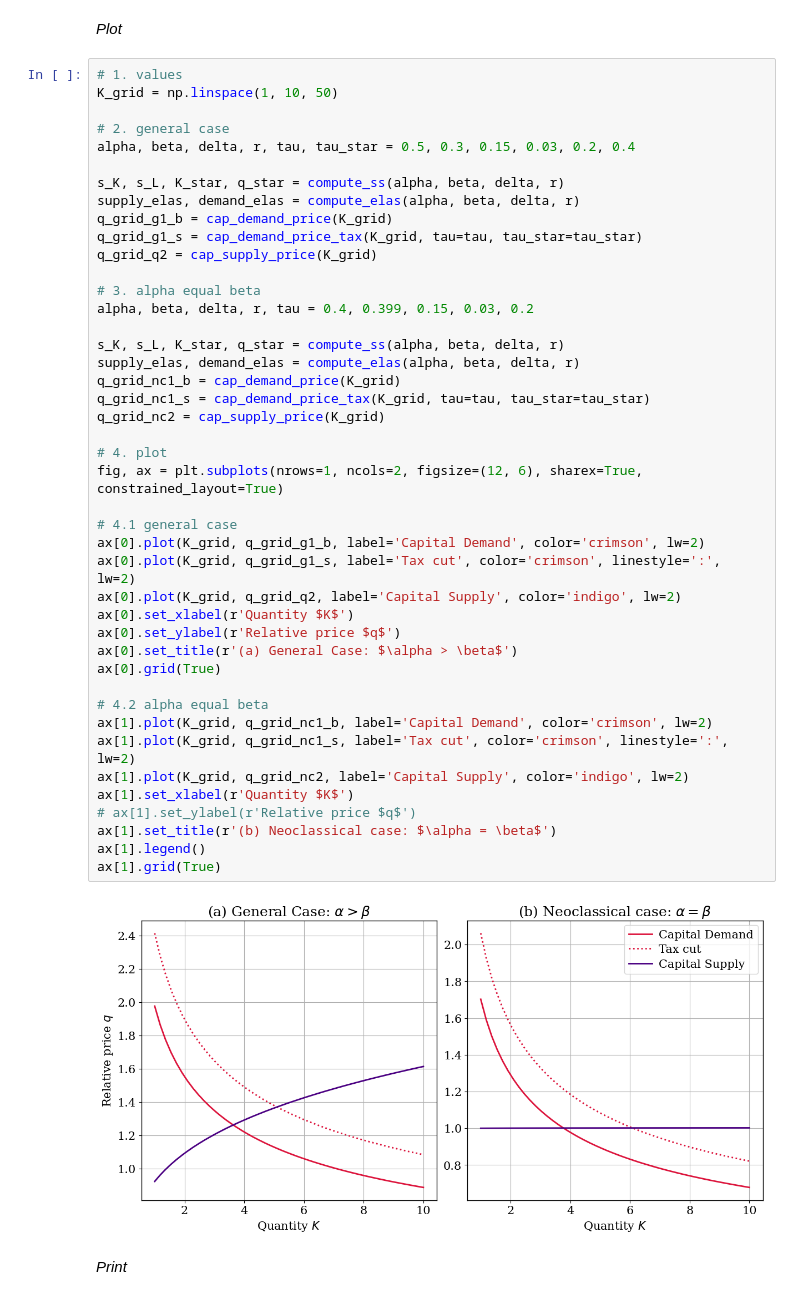
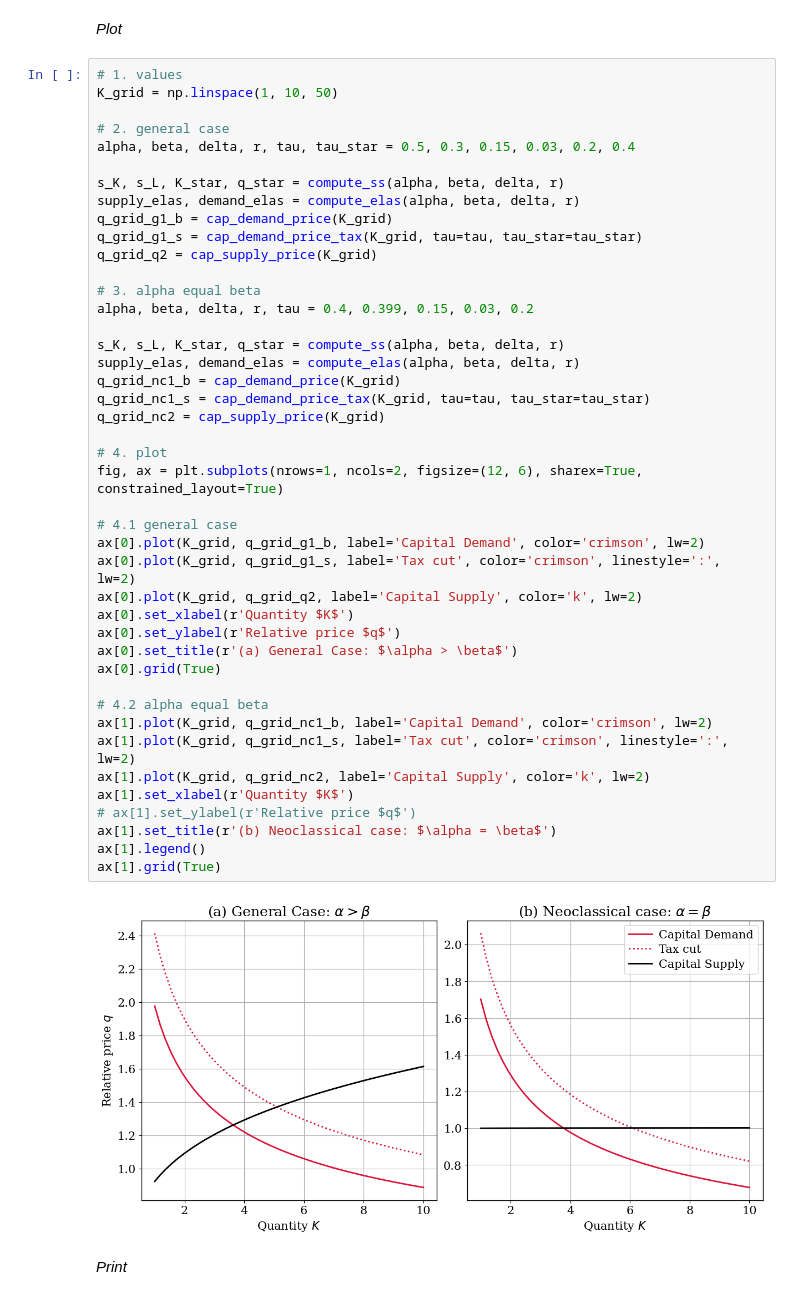
Before and after one commit to cfn368/ba_capinc, a Jupyter notebook: 1_LR_eq_elasticity.ipynb, the cells around one changed output. Drawn from its saved outputs; the diff is of its cells as text.

```diff
--- a/1_LR_eq_elasticity.ipynb
+++ b/1_LR_eq_elasticity.ipynb
@@ -82,36 +82,36 @@ q_grid_q2 = cap_supply_price(K_grid)
 
 # 3. alpha equal beta
 alpha, beta, delta, r, tau = 0.4, 0.399, 0.15, 0.03, 0.2
 
 s_K, s_L, K_star, q_star = compute_ss(alpha, beta, delta, r)
 supply_elas, demand_elas = compute_elas(alpha, beta, delta, r)
 q_grid_nc1_b = cap_demand_price(K_grid)
 q_grid_nc1_s = cap_demand_price_tax(K_grid, tau=tau, tau_star=tau_star)
 q_grid_nc2 = cap_supply_price(K_grid)
 
 # 4. plot
 fig, ax = plt.subplots(nrows=1, ncols=2, figsize=(12, 6), sharex=True, constrained_layout=True)
 
 # 4.1 general case
 ax[0].plot(K_grid, q_grid_g1_b, label='Capital Demand', color='crimson', lw=2)
 ax[0].plot(K_grid, q_grid_g1_s, label='Tax cut', color='crimson', linestyle=':', lw=2)
-ax[0].plot(K_grid, q_grid_q2, label='Capital Supply', color='indigo', lw=2)
+ax[0].plot(K_grid, q_grid_q2, label='Capital Supply', color='k', lw=2)
 ax[0].set_xlabel(r'Quantity $K$')
 ax[0].set_ylabel(r'Relative price $q$')
 ax[0].set_title(r'(a) General Case: $\alpha > \beta$')
 ax[0].grid(True)
 
 # 4.2 alpha equal beta
 ax[1].plot(K_grid, q_grid_nc1_b, label='Capital Demand', color='crimson', lw=2)
 ax[1].plot(K_grid, q_grid_nc1_s, label='Tax cut', color='crimson', linestyle=':', lw=2)
-ax[1].plot(K_grid, q_grid_nc2, label='Capital Supply', color='indigo', lw=2)
+ax[1].plot(K_grid, q_grid_nc2, label='Capital Supply', color='k', lw=2)
 ax[1].set_xlabel(r'Quantity $K$')
 # ax[1].set_ylabel(r'Relative price $q$')
 ax[1].set_title(r'(b) Neoclassical case: $\alpha = \beta$')
 ax[1].legend()
 ax[1].grid(True)
 # %% [output]
-[figure, old version]
+[figure, new version]
 # %% [markdown]
 *Print*
 # %%
```
Also changed, not shown: 6 other files.
